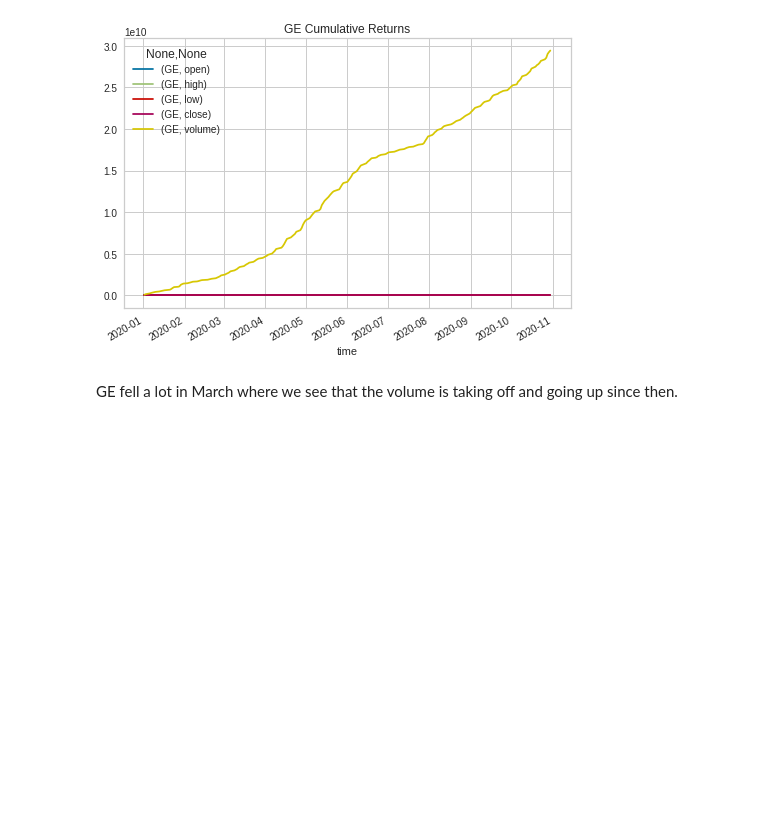
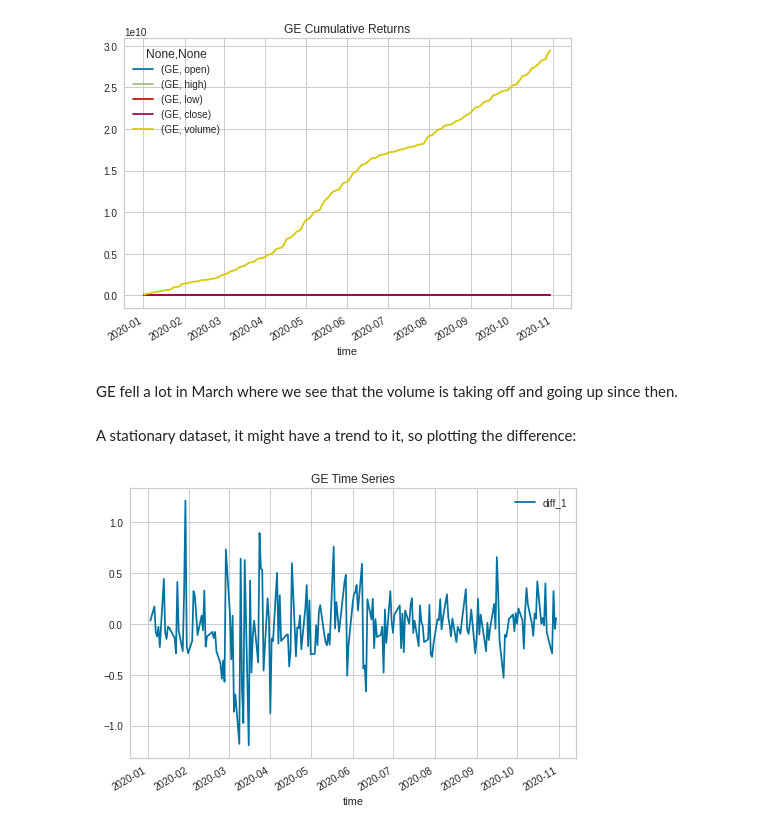
Before and after one commit to Gaukhar-ai/for_my_Thinkful_work, a Jupyter notebook: alpaca_api.ipynb, the cells around one changed output. Cells and saved outputs as stored; diff of their text form; code cells hidden in the pictures; blank space fills up the shorter version.

```diff
--- a/alpaca_api.ipynb
+++ b/alpaca_api.ipynb
@@ -955,3 +950,0 @@ def ilinechart(df, x, y, groups=None, title=''):
-# %%
-model = AR(GE_df['return']).fit()
-GE_df['AR'] = model.predict()
@@ -974,0 +951,9 @@ GE_df['AR'] = model.predict()
+# %% [markdown]
+A stationary dataset, it might have a trend to it, so plotting the difference:
+# %%
+GE_df['diff_1'] = GE_df.close - GE_df.close.shift()
+GE_df.plot(y='diff_1')
+plt.title('GE Time Series')
+plt.show()
+# %% [output]
+[figure, added]
```
Also changed, not shown: parts of 30 cells of this notebook.
